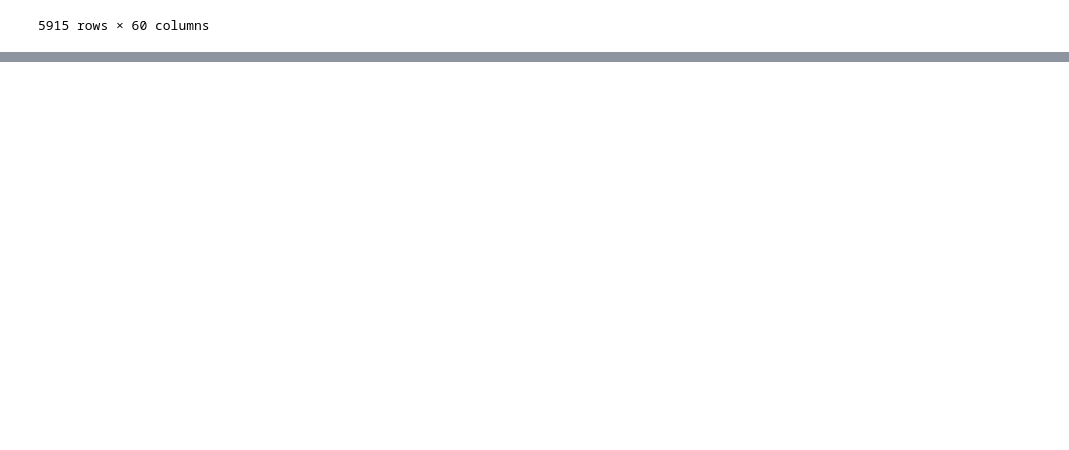
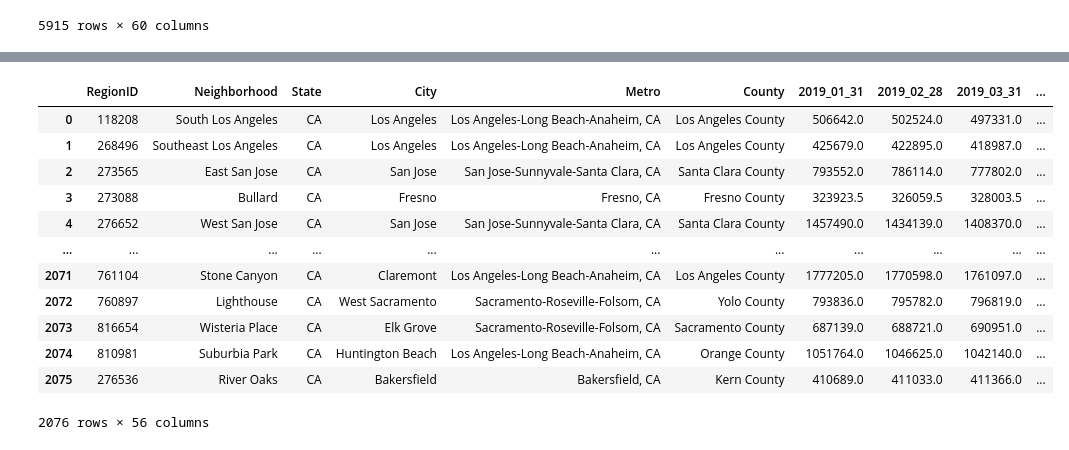
Before and after one commit to Ray54111/Housing-Prices-Machine-Learning-Project, a Jupyter notebook: data_cleanup.ipynb, the cells around one changed output, grey strips where cells are left out. Saved outputs shown, nothing was run; the diff lists cells and outputs as text; code cells hidden in the pictures; blank space fills up the shorter version.

```diff
--- a/data_cleanup.ipynb
+++ b/data_cleanup.ipynb
@@ -189,3 +209,31 @@ all_homes_dropped
 # %%
 #export as csv
 all_homes_dropped.to_csv("housing_prices_data.csv", index=False)
+# %%
+#get columns to keep
+keep_cols = ['RegionID', 'Neighborhood', 'State', 'City', 'Metro', 'County']
+
+#keep only the desired columns and drop duplicates
+unique_homes = all_homes_dropped[keep_cols].drop_duplicates(subset='RegionID')
+
+#group by RegionID and compute the median for each group
+neighborhood_medians = all_homes_dropped.groupby('RegionID').median()
+
+#merge the unique_homes dataframe with the median values based on RegionID
+neighborhoods_df = pd.merge(unique_homes, neighborhood_medians, on='RegionID', suffixes=('', '_median'))
+
+neighborhoods_df
+# %% [output]
+|  | RegionID | Neighborhood | State | City | Metro | County | 2019_01_31 | 2019_02_28 | 2019_03_31 | ... |
+| 0 | 118208 | South Los Angeles | CA | Los Angeles | Los Angeles-Long Beach-Anaheim, CA | Los Angeles County | 506642.0 | 502524.0 | 497331.0 | ... |
+| 1 | 268496 | Southeast Los Angeles | CA | Los Angeles | Los Angeles-Long Beach-Anaheim, CA | Los Angeles County | 425679.0 | 422895.0 | 418987.0 | ... |
+| 2 | 273565 | East San Jose | CA | San Jose | San Jose-Sunnyvale-Santa Clara, CA | Santa Clara County | 793552.0 | 786114.0 | 777802.0 | ... |
+| 3 | 273088 | Bullard | CA | Fresno | Fresno, CA | Fresno County | 323923.5 | 326059.5 | 328003.5 | ... |
+| 4 | 276652 | West San Jose | CA | San Jose | San Jose-Sunnyvale-Santa Clara, CA | Santa Clara County | 1457490.0 | 1434139.0 | 1408370.0 | ... |
+| ... | ... | ... | ... | ... | ... | ... | ... | ... | ... | ... |
+| 2071 | 761104 | Stone Canyon | CA | Claremont | Los Angeles-Long Beach-Anaheim, CA | Los Angeles County | 1777205.0 | 1770598.0 | 1761097.0 | ... |
+| 2072 | 760897 | Lighthouse | CA | West Sacramento | Sacramento-Roseville-Folsom, CA | Yolo County | 793836.0 | 795782.0 | 796819.0 | ... |
+| 2073 | 816654 | Wisteria Place | CA | Elk Grove | Sacramento-Roseville-Folsom, CA | Sacramento County | 687139.0 | 688721.0 | 690951.0 | ... |
+| 2074 | 810981 | Suburbia Park | CA | Huntington Beach | Los Angeles-Long Beach-Anaheim, CA | Orange County | 1051764.0 | 1046625.0 | 1042140.0 | ... |
+| 2075 | 276536 | River Oaks | CA | Bakersfield | Bakersfield, CA | Kern County | 410689.0 | 411033.0 | 411366.0 | ... |
+2076 rows × 56 columns
```
Also changed, not shown: parts of 10 cells of this notebook, 4 other files.
